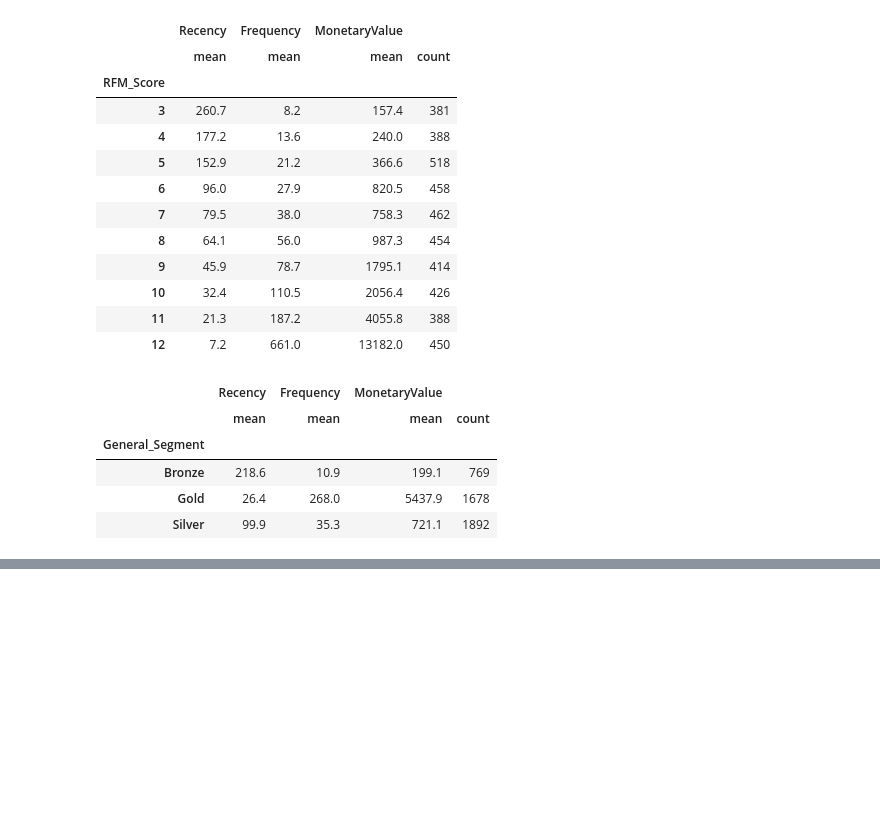
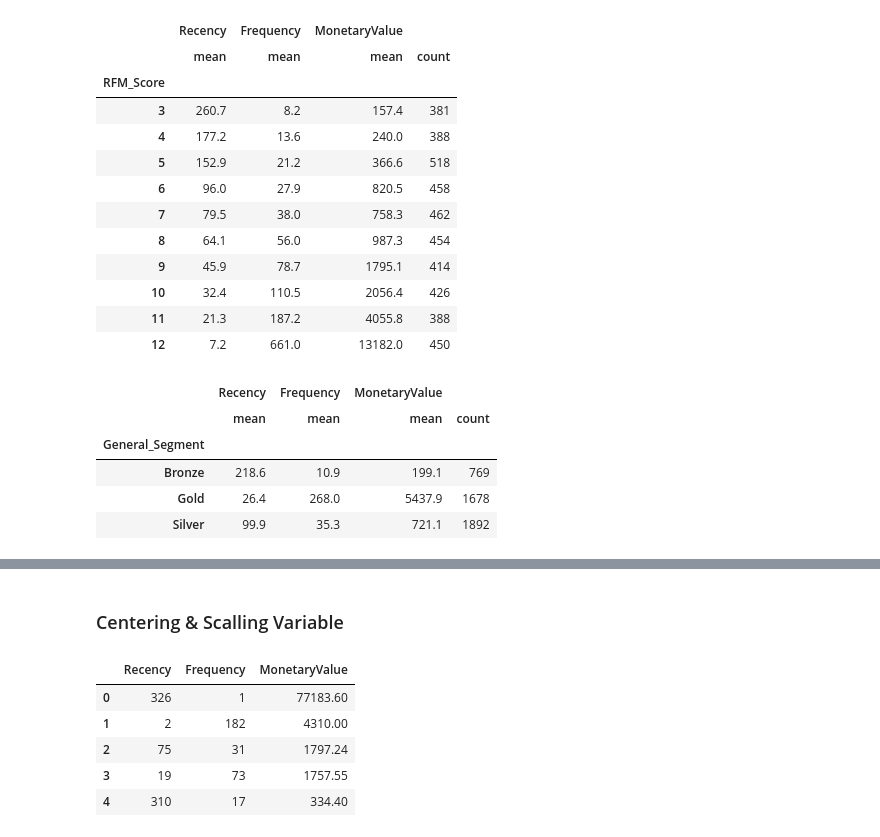
Before and after one commit to sandys-ss/RFM-Analysis, a Jupyter notebook: rfm.ipynb, the cells around one changed output, grey strips where cells are left out. Drawn from its saved outputs; the diff is of its cells as text; code cells hidden in the pictures; blank space fills up the shorter version.

```diff
--- a/rfm.ipynb
+++ b/rfm.ipynb
@@ -349,0 +387,13 @@ datamart.groupby('General_Segment').agg({
+# %% [markdown]
+### Centering & Scalling Variable
+# %%
+datamart_rfm = pd.DataFrame(datamart.reset_index())
+datamart_rfm = datamart_rfm[['Recency','Frequency','MonetaryValue']]
+datamart_rfm.head()
+# %% [output]
+|  | Recency | Frequency | MonetaryValue |
+| 0 | 326 | 1 | 77183.60 |
+| 1 | 2 | 182 | 4310.00 |
+| 2 | 75 | 31 | 1797.24 |
+| 3 | 19 | 73 | 1757.55 |
+| 4 | 310 | 17 | 334.40 |
```
Also changed, not shown: parts of 12 cells of this notebook.
